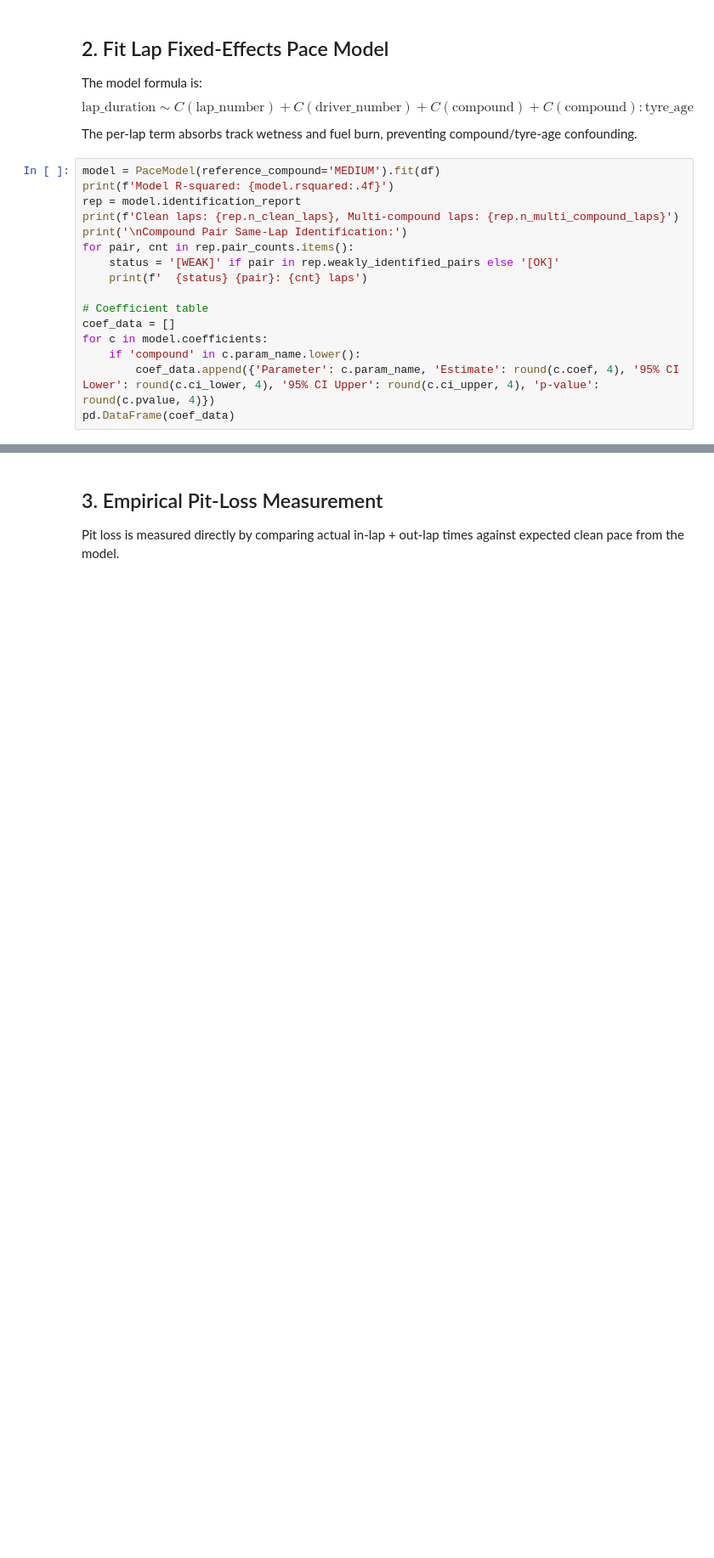
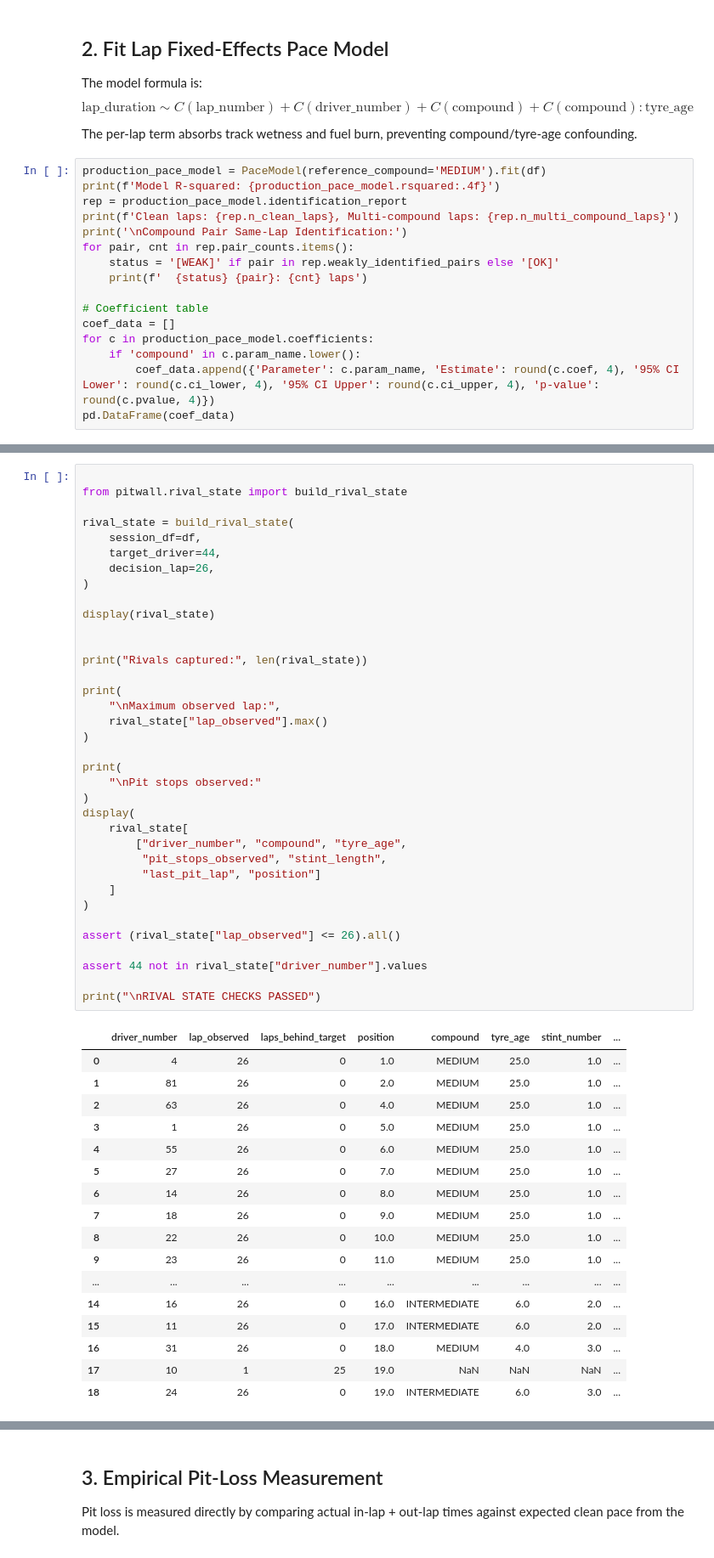
Before and after one commit to nihankale07-bot/pitwall, a Jupyter notebook: notebooks/12_replay_engine.ipynb, the cells around one changed output, grey strips where cells are left out. Shown at 85% size. Drawn from its saved outputs; the diff is of its cells as text; blank space fills up the shorter version.

```diff
--- a/notebooks/12_replay_engine.ipynb
+++ b/notebooks/12_replay_engine.ipynb
@@ -34,9 +38,9 @@ The model formula is:
 $$\text{lap\_duration} \sim C(\text{lap\_number}) + C(\text{driver\_number}) + C(\text{compound}) + C(\text{compound}):\text{tyre\_age}$$
 The per-lap term absorbs track wetness and fuel burn, preventing compound/tyre-age confounding.
 # %%
-model = PaceModel(reference_compound='MEDIUM').fit(df)
-print(f'Model R-squared: {model.rsquared:.4f}')
-rep = model.identification_report
+production_pace_model = PaceModel(reference_compound='MEDIUM').fit(df)
+print(f'Model R-squared: {production_pace_model.rsquared:.4f}')
+rep = production_pace_model.identification_report
 print(f'Clean laps: {rep.n_clean_laps}, Multi-compound laps: {rep.n_multi_compound_laps}')
 print('\nCompound Pair Same-Lap Identification:')
 for pair, cnt in rep.pair_counts.items():
@@ -45,7 +49,7 @@ for pair, cnt in rep.pair_counts.items():
 
 # Coefficient table
 coef_data = []
-for c in model.coefficients:
+for c in production_pace_model.coefficients:
     if 'compound' in c.param_name.lower():
         coef_data.append({'Parameter': c.param_name, 'Estimate': round(c.coef, 4), '95% CI Lower': round(c.ci_lower, 4), '95% CI Upper': round(c.ci_upper, 4), 'p-value': round(c.pvalue, 4)})
 pd.DataFrame(coef_data)
@@ -51,0 +492,54 @@ pd.DataFrame(coef_data)
+# %%
+
+from pitwall.rival_state import build_rival_state
+
+rival_state = build_rival_state(
+    session_df=df,
+    target_driver=44,
+    decision_lap=26,
+)
+
+display(rival_state)
+
+
+print("Rivals captured:", len(rival_state))
+
+print(
+    "\nMaximum observed lap:",
+    rival_state["lap_observed"].max()
+)
+
+print(
+    "\nPit stops observed:"
+)
+display(
+    rival_state[
+        ["driver_number", "compound", "tyre_age",
+         "pit_stops_observed", "stint_length",
+         "last_pit_lap", "position"]
+    ]
+)
+
+assert (rival_state["lap_observed"] <= 26).all()
+
+assert 44 not in rival_state["driver_number"].values
+
+print("\nRIVAL STATE CHECKS PASSED")
+# %% [output]
+|  | driver_number | lap_observed | laps_behind_target | position | compound | tyre_age | stint_number | ... |
+| 0 | 4 | 26 | 0 | 1.0 | MEDIUM | 25.0 | 1.0 | ... |
+| 1 | 81 | 26 | 0 | 2.0 | MEDIUM | 25.0 | 1.0 | ... |
+| 2 | 63 | 26 | 0 | 4.0 | MEDIUM | 25.0 | 1.0 | ... |
+| 3 | 1 | 26 | 0 | 5.0 | MEDIUM | 25.0 | 1.0 | ... |
+| 4 | 55 | 26 | 0 | 6.0 | MEDIUM | 25.0 | 1.0 | ... |
+| 5 | 27 | 26 | 0 | 7.0 | MEDIUM | 25.0 | 1.0 | ... |
+| 6 | 14 | 26 | 0 | 8.0 | MEDIUM | 25.0 | 1.0 | ... |
+| 7 | 18 | 26 | 0 | 9.0 | MEDIUM | 25.0 | 1.0 | ... |
+| 8 | 22 | 26 | 0 | 10.0 | MEDIUM | 25.0 | 1.0 | ... |
+| 9 | 23 | 26 | 0 | 11.0 | MEDIUM | 25.0 | 1.0 | ... |
+| ... | ... | ... | ... | ... | ... | ... | ... | ... |
+| 14 | 16 | 26 | 0 | 16.0 | INTERMEDIATE | 6.0 | 2.0 | ... |
+| 15 | 11 | 26 | 0 | 17.0 | INTERMEDIATE | 6.0 | 2.0 | ... |
+| 16 | 31 | 26 | 0 | 18.0 | MEDIUM | 4.0 | 3.0 | ... |
+| 17 | 10 | 1 | 25 | 19.0 | NaN | NaN | NaN | ... |
+| 18 | 24 | 26 | 0 | 19.0 | INTERMEDIATE | 6.0 | 3.0 | ... |
```
Also changed, not shown: parts of 65 cells of this notebook, 11 other files.
